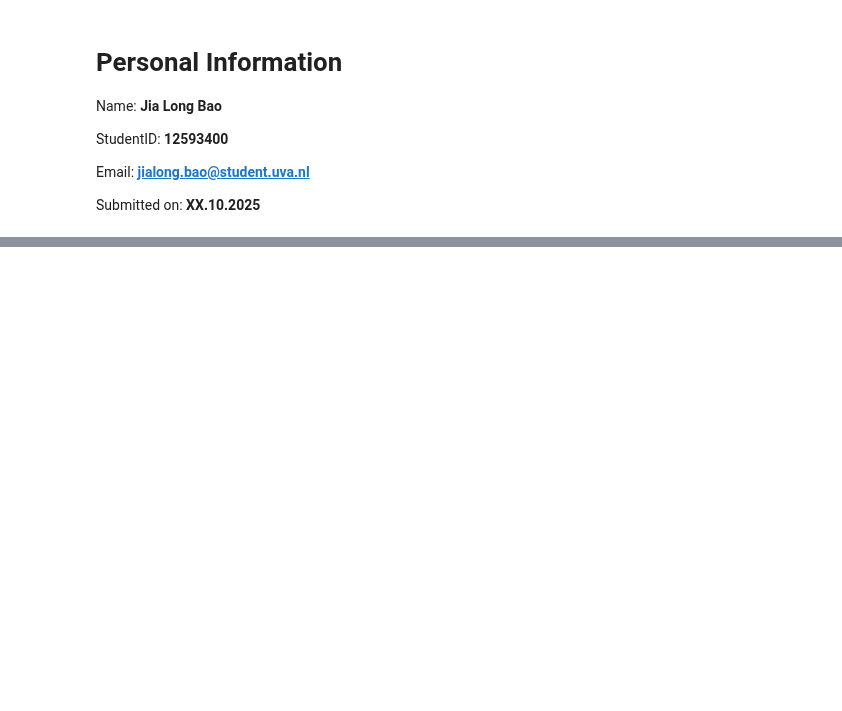
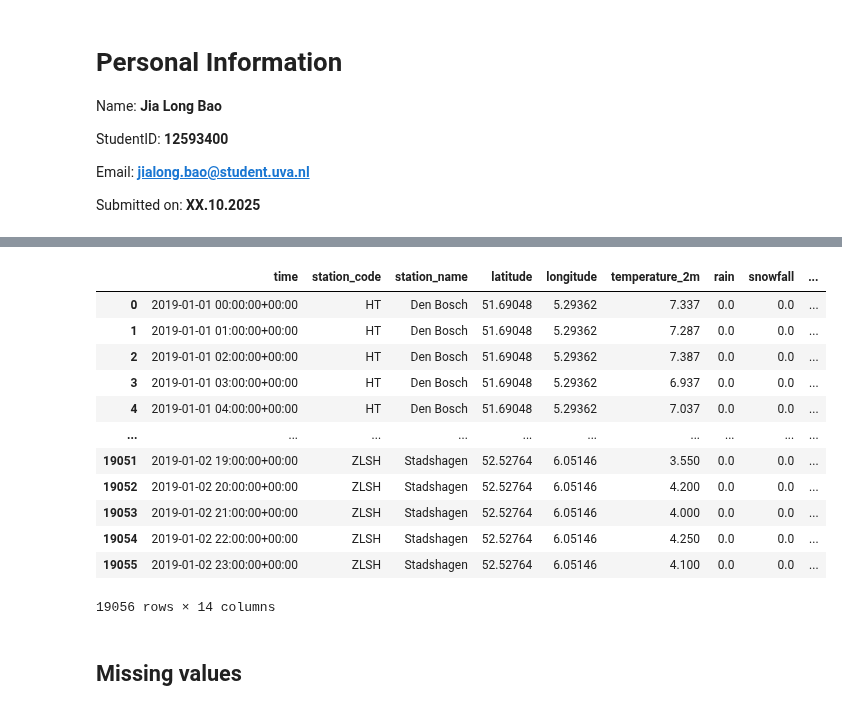
Before and after one commit to jbaonl/MSc-Thesis, a Jupyter notebook: MSc-Thesis/Bao/EDA.ipynb, the cells around one changed output, grey strips where cells are left out. Drawn from its saved outputs; the diff is of its cells as text; code cells hidden in the pictures; blank space fills up the shorter version.

```diff
--- a/MSc-Thesis/Bao/EDA.ipynb
+++ b/MSc-Thesis/Bao/EDA.ipynb
@@ -105,0 +703,20 @@ KeyboardInterrupt:
+# %%
+weather['date'] = pd.to_datetime(weather['time']).dt.date
+weather['hour'] = pd.to_datetime(weather['time']).dt.hour
+weather
+# %% [output]
+|  | time | station_code | station_name | latitude | longitude | temperature_2m | rain | snowfall | ... |
+| 0 | 2019-01-01 00:00:00+00:00 | HT | Den Bosch | 51.69048 | 5.29362 | 7.337 | 0.0 | 0.0 | ... |
+| 1 | 2019-01-01 01:00:00+00:00 | HT | Den Bosch | 51.69048 | 5.29362 | 7.287 | 0.0 | 0.0 | ... |
+| 2 | 2019-01-01 02:00:00+00:00 | HT | Den Bosch | 51.69048 | 5.29362 | 7.387 | 0.0 | 0.0 | ... |
+| 3 | 2019-01-01 03:00:00+00:00 | HT | Den Bosch | 51.69048 | 5.29362 | 6.937 | 0.0 | 0.0 | ... |
+| 4 | 2019-01-01 04:00:00+00:00 | HT | Den Bosch | 51.69048 | 5.29362 | 7.037 | 0.0 | 0.0 | ... |
+| ... | ... | ... | ... | ... | ... | ... | ... | ... | ... |
+| 19051 | 2019-01-02 19:00:00+00:00 | ZLSH | Stadshagen | 52.52764 | 6.05146 | 3.550 | 0.0 | 0.0 | ... |
+| 19052 | 2019-01-02 20:00:00+00:00 | ZLSH | Stadshagen | 52.52764 | 6.05146 | 4.200 | 0.0 | 0.0 | ... |
+| 19053 | 2019-01-02 21:00:00+00:00 | ZLSH | Stadshagen | 52.52764 | 6.05146 | 4.000 | 0.0 | 0.0 | ... |
+| 19054 | 2019-01-02 22:00:00+00:00 | ZLSH | Stadshagen | 52.52764 | 6.05146 | 4.250 | 0.0 | 0.0 | ... |
+| 19055 | 2019-01-02 23:00:00+00:00 | ZLSH | Stadshagen | 52.52764 | 6.05146 | 4.100 | 0.0 | 0.0 | ... |
+19056 rows × 14 columns
+# %% [markdown]
+## Missing values
```
Also changed, not shown: parts of 99 cells of this notebook, 14 other files.
